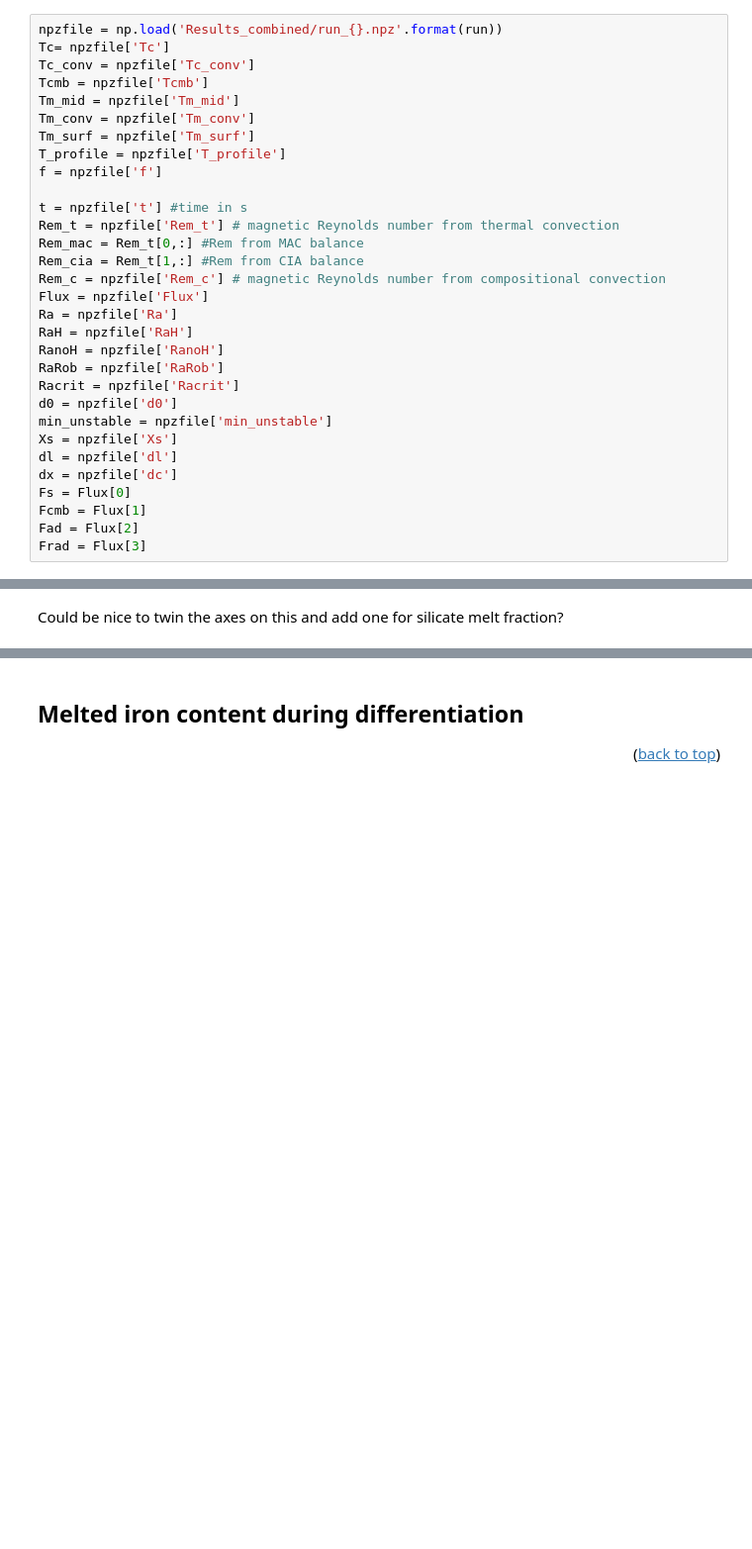
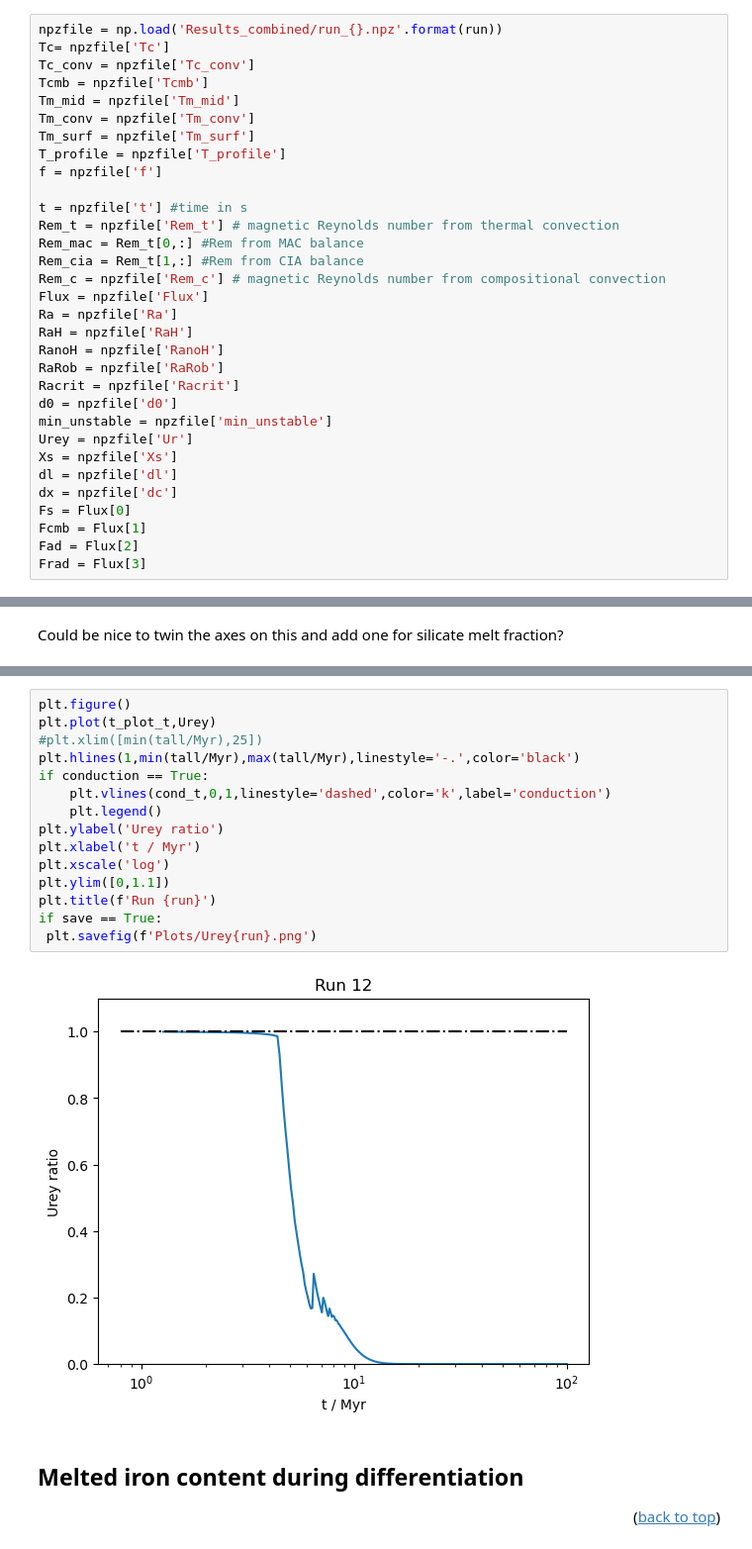
Before and after one commit to Hannah-RS/planetesimal-magnetic-history, a Jupyter notebook: Version4/plot_combined.ipynb, the cells around one changed output, grey strips where cells are left out. Shown at 99% size. Drawn from its saved outputs; the diff is of its cells as text; blank space fills up the shorter version.

Commit message:
Added calculation of Urey ratio and use of D&V 2021 everywhere for lid thickness

```diff
--- a/Version4/plot_combined.ipynb
+++ b/Version4/plot_combined.ipynb
@@ -66,6 +68,7 @@ RaRob = npzfile['RaRob']
 Racrit = npzfile['Racrit']
 d0 = npzfile['d0']
 min_unstable = npzfile['min_unstable']
+Urey = npzfile['Ur']
 Xs = npzfile['Xs']
 dl = npzfile['dl']
 dx = npzfile['dc']
@@ -352,3 +351,20 @@ plt.savefig(f'Plots/d0_run{run}.png')
+# %%
+plt.figure()
+plt.plot(t_plot_t,Urey)
+#plt.xlim([min(tall/Myr),25])
+plt.hlines(1,min(tall/Myr),max(tall/Myr),linestyle='-.',color='black')
+if conduction == True:
+    plt.vlines(cond_t,0,1,linestyle='dashed',color='k',label='conduction')
+    plt.legend()
+plt.ylabel('Urey ratio')
+plt.xlabel('t / Myr')
+plt.xscale('log')
+plt.ylim([0,1.1])
+plt.title(f'Run {run}')
+if save == True:
+ plt.savefig(f'Plots/Urey{run}.png')
+# %% [output]
+[figure, added]
 # %% [markdown]
 ## Melted iron content during differentiation<a class="anchor" id="iron"></a>
 <p align="right">(<a href="#top">back to top</a>)</p>
```
Also changed, not shown: parts of 18 cells of this notebook, 5 other files.
